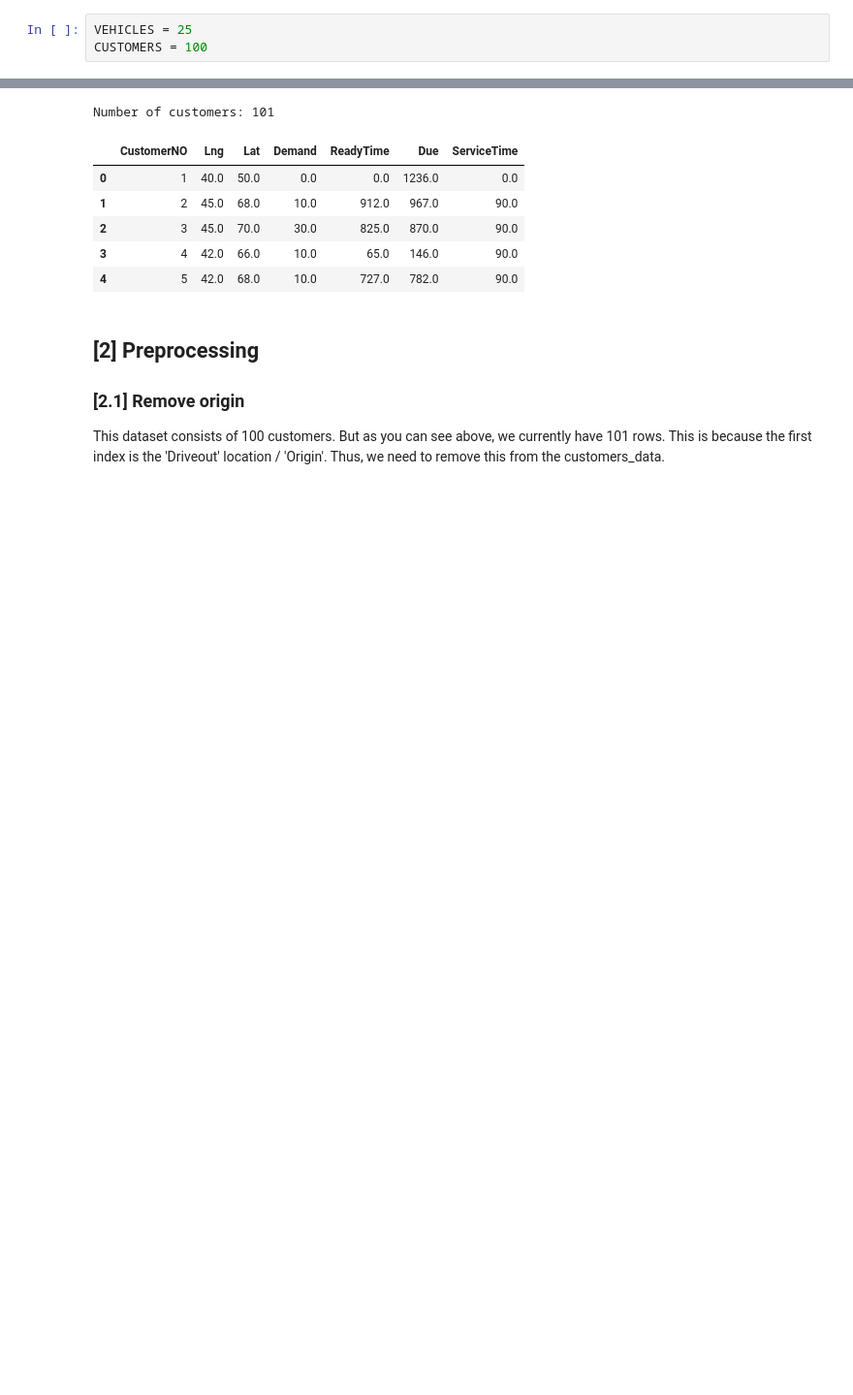
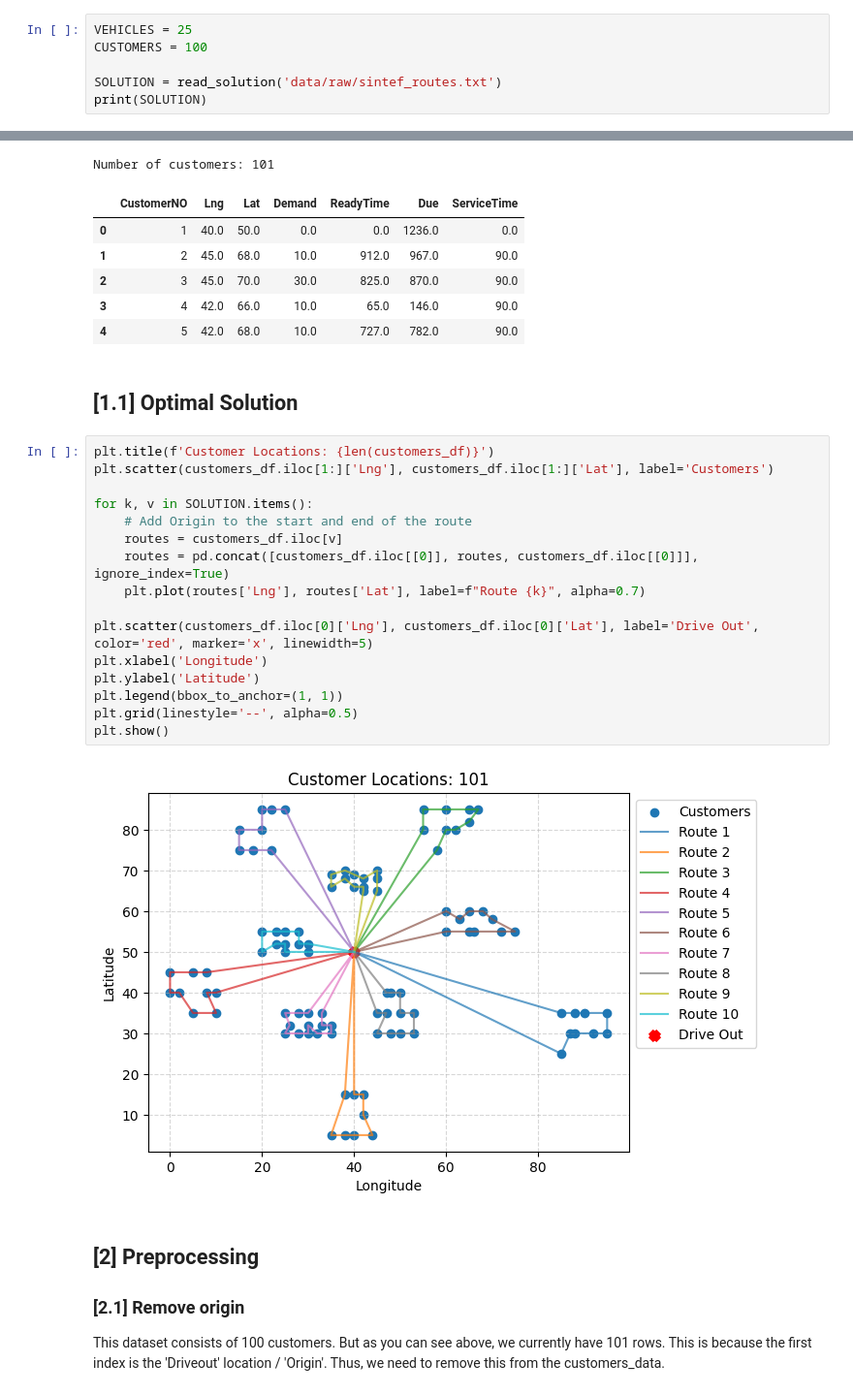
Before and after one commit to SeanMarcusJensen/ACIT4610_Portifolio_KMHS, a Jupyter notebook: problem_3/main.ipynb, the cells around one changed output, grey strips where cells are left out. Shown at 97% size. Saved outputs shown, nothing was run; the diff lists cells and outputs as text; blank space fills up the shorter version.

Commit message:
Printed Solution/

```diff
--- a/problem_3/main.ipynb
+++ b/problem_3/main.ipynb
@@ -5,3 +7,6 @@ import pandas as pd
 # %%
 VEHICLES = 25
 CUSTOMERS = 100
+
+SOLUTION = read_solution('data/raw/sintef_routes.txt')
+print(SOLUTION)
@@ -19,6 +26,26 @@ Number of customers: 101
 | 2 | 3 | 45.0 | 70.0 | 30.0 | 825.0 | 870.0 | 90.0 |
 | 3 | 4 | 42.0 | 66.0 | 10.0 | 65.0 | 146.0 | 90.0 |
 | 4 | 5 | 42.0 | 68.0 | 10.0 | 727.0 | 782.0 | 90.0 |
+# %% [markdown]
+## [1.1] Optimal Solution
+# %%
+plt.title(f'Customer Locations: {len(customers_df)}')
+plt.scatter(customers_df.iloc[1:]['Lng'], customers_df.iloc[1:]['Lat'], label='Customers')
+
+for k, v in SOLUTION.items():
+    # Add Origin to the start and end of the route
+    routes = customers_df.iloc[v]
+    routes = pd.concat([customers_df.iloc[[0]], routes, customers_df.iloc[[0]]], ignore_index=True)
+    plt.plot(routes['Lng'], routes['Lat'], label=f"Route {k}", alpha=0.7)
+
+plt.scatter(customers_df.iloc[0]['Lng'], customers_df.iloc[0]['Lat'], label='Drive Out', color='red', marker='x', linewidth=5)
+plt.xlabel('Longitude')
+plt.ylabel('Latitude')
+plt.legend(bbox_to_anchor=(1, 1))
+plt.grid(linestyle='--', alpha=0.5)
+plt.show()
+# %% [output]
+[figure, added]
 # %% [markdown]
 ## [2] Preprocessing
 
```
Also changed, not shown: parts of 4 cells of this notebook, 4 other files.
